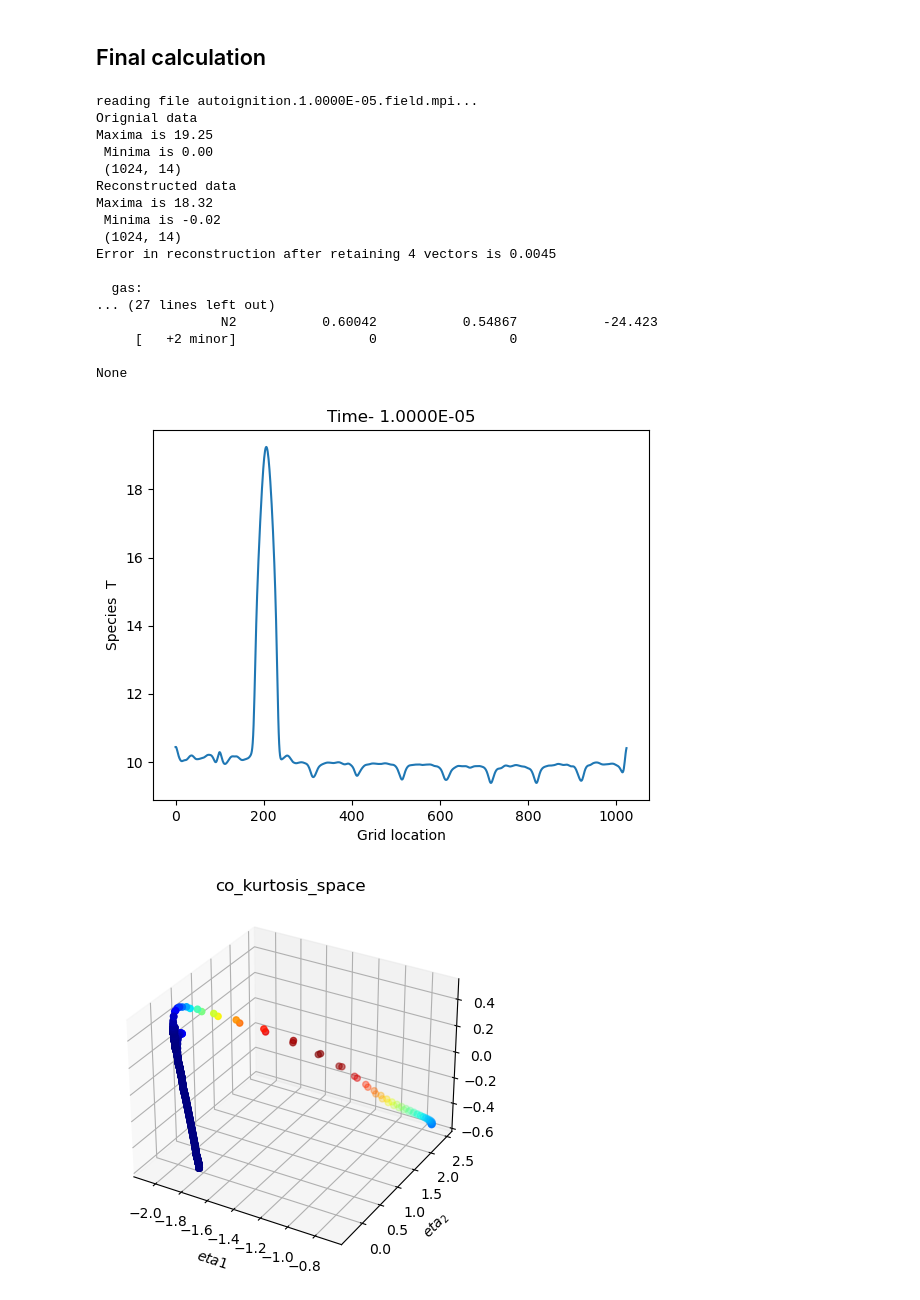
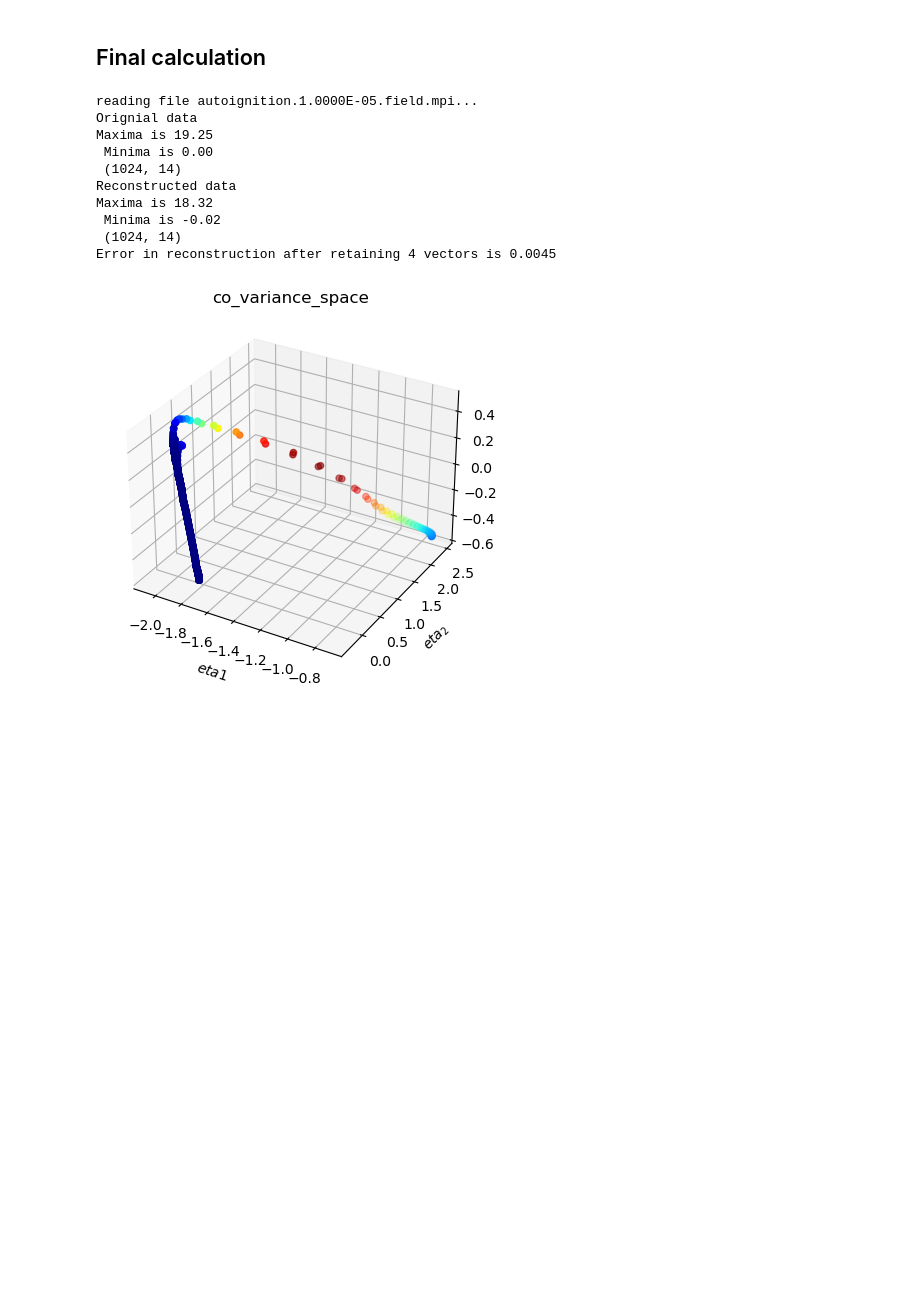
Before and after one commit to kulkarnisp/dim-red, a Jupyter notebook: examples/combust_data.ipynb, the cells around one changed output. Drawn from its saved outputs; the diff is of its cells as text; code cells hidden in the pictures; blank space fills up the shorter version.

```diff
--- a/examples/combust_data.ipynb
+++ b/examples/combust_data.ipynb
@@ -74,7 +74,7 @@ def transform_step(xinput,retain=4,plots=True,verbose=2,moment=co_kurtosis,scala
     clf.fit(xscaled,moment=moment)  ## or co_variance; user inputx
     xred = clf.transform(xscaled)
 
-    plot_embedding(xred,titler="co_kurtosis_space",color_spec=xscaled[:,10],cmap="jet")
+    plot_embedding(xred,titler=f"{moment.name}_space",color_spec=xscaled[:,10],cmap="jet")
 
     ## linear reconstruction:-->
     xpew = clf.transform2(xred)
@@ -137,36 +137,24 @@ def cantera_step(xinput,NVR=14,MFID=12,indices=indices,references=references,gas
 ## Final calculation
 # %%
 time_step = 100
+xrig = loader.getTime(time_step,verbose=-1)[:,:14]
+
 
 samul = {'covaiance':co_variance,'cokurtosis':co_kurtosis}
 
-
-# def f(time_step=100,moment=co_variance):
-
-xrig = loader.getTime(time_step,verbose=3)[:,:14]
-loader.plotLine(spec=12,time=time_step)
+# loader.plotLine(spec=12,time=time_step)
 err,xold,xnew = transform_step(xrig,moment=co_variance)
 prod_new,react_new = cantera_step(xnew,verbose=0)
-prod_old,react_old = cantera_step(xold)
-
-# interact(f,time_step=100,moment=samul)
+prod_old,react_old = cantera_step(xold,verbose=0)
 # %% [output]
 reading file autoignition.1.0000E-05.field.mpi...
 Orignial data
 Maxima is 19.25
  Minima is 0.00
  (1024, 14)
 Reconstructed data
 Maxima is 18.32
  Minima is -0.02
  (1024, 14)
 Error in reconstruction after retaining 4 vectors is 0.0045
-
-  gas:
-... (27 lines left out)
-                N2           0.60042           0.54867           -24.423
-     [   +2 minor]                 0                 0
-
-None
-[figure, old version]
+[figure, new version]
-[figure, removed]
```
Also changed, not shown: parts of 9 cells of this notebook, 2 other files.
